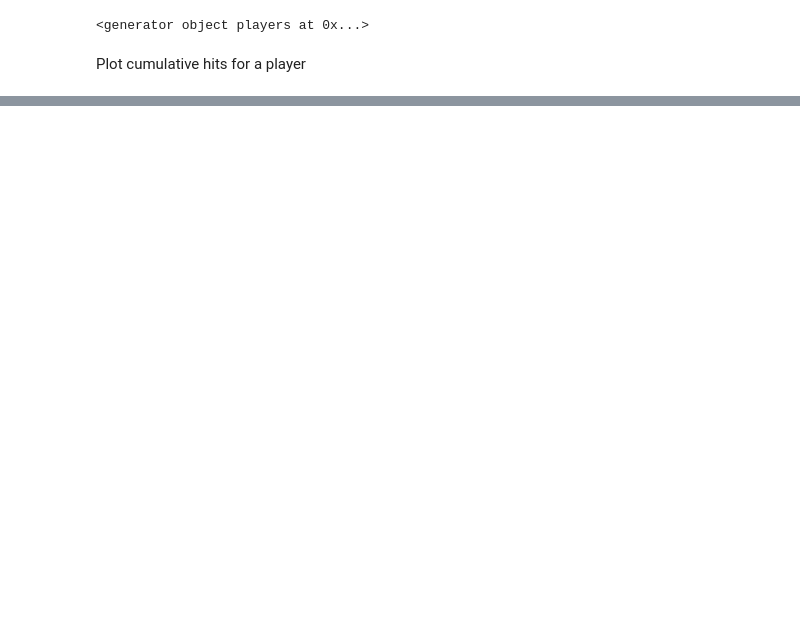
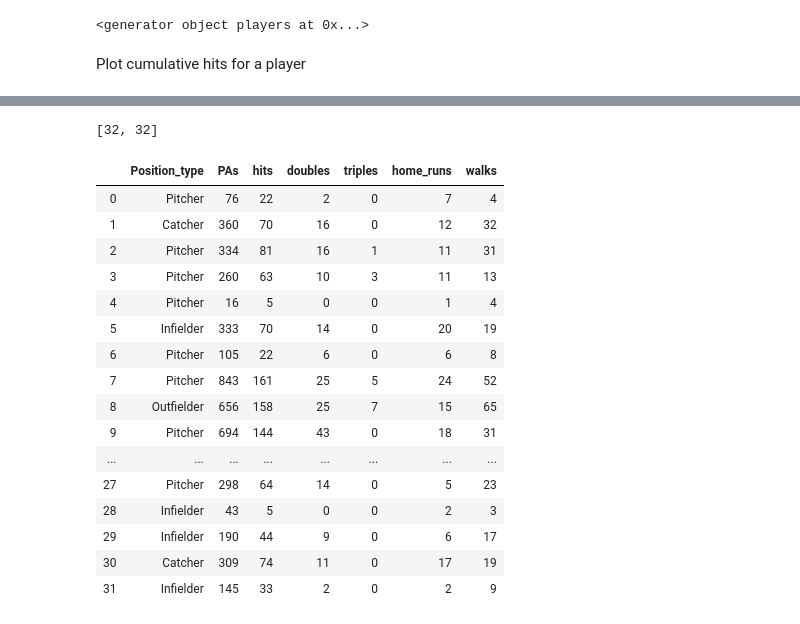
Before and after one commit to schlinkertc/mlb_predictions, a Jupyter notebook: SQL_Alchemy.ipynb, the cells around one changed output, grey strips where cells are left out. Cells and saved outputs as stored; diff of their text form; code cells hidden in the pictures; blank space fills up the shorter version.

```diff
--- a/SQL_Alchemy.ipynb
+++ b/SQL_Alchemy.ipynb
@@ -341,0 +328,2 @@ plt.plot_date(x=dates,y=cum_hits,xdate=True)
+# %%
+most_recent_game = session.query(Game).order_by(Game.dateTime.desc()).first()
@@ -341,0 +411,27 @@ plt.plot_date(x=dates,y=cum_hits,xdate=True)
+# %%
+[len(list(x.players(session))) for x in most_recent_game.teams]
+# %% [output]
+[32, 32]
+# %%
+for x in [x.players(session) for x in most_recent_game.teams]:
+    df=pd.DataFrame.from_dict([y.relevant_stats(most_recent_game) for y in x])
+# %%
+df
+# %% [output]
+|  | Position_type | PAs | hits | doubles | triples | home_runs | walks |
+| 0 | Pitcher | 76 | 22 | 2 | 0 | 7 | 4 |
+| 1 | Catcher | 360 | 70 | 16 | 0 | 12 | 32 |
+| 2 | Pitcher | 334 | 81 | 16 | 1 | 11 | 31 |
+| 3 | Pitcher | 260 | 63 | 10 | 3 | 11 | 13 |
+| 4 | Pitcher | 16 | 5 | 0 | 0 | 1 | 4 |
+| 5 | Infielder | 333 | 70 | 14 | 0 | 20 | 19 |
+| 6 | Pitcher | 105 | 22 | 6 | 0 | 6 | 8 |
+| 7 | Pitcher | 843 | 161 | 25 | 5 | 24 | 52 |
+| 8 | Outfielder | 656 | 158 | 25 | 7 | 15 | 65 |
+| 9 | Pitcher | 694 | 144 | 43 | 0 | 18 | 31 |
+| ... | ... | ... | ... | ... | ... | ... | ... |
+| 27 | Pitcher | 298 | 64 | 14 | 0 | 5 | 23 |
+| 28 | Infielder | 43 | 5 | 0 | 0 | 2 | 3 |
+| 29 | Infielder | 190 | 44 | 9 | 0 | 6 | 17 |
+| 30 | Catcher | 309 | 74 | 11 | 0 | 17 | 19 |
+| 31 | Infielder | 145 | 33 | 2 | 0 | 2 | 9 |
```
Also changed, not shown: parts of 27 cells of this notebook, 1 other file.
